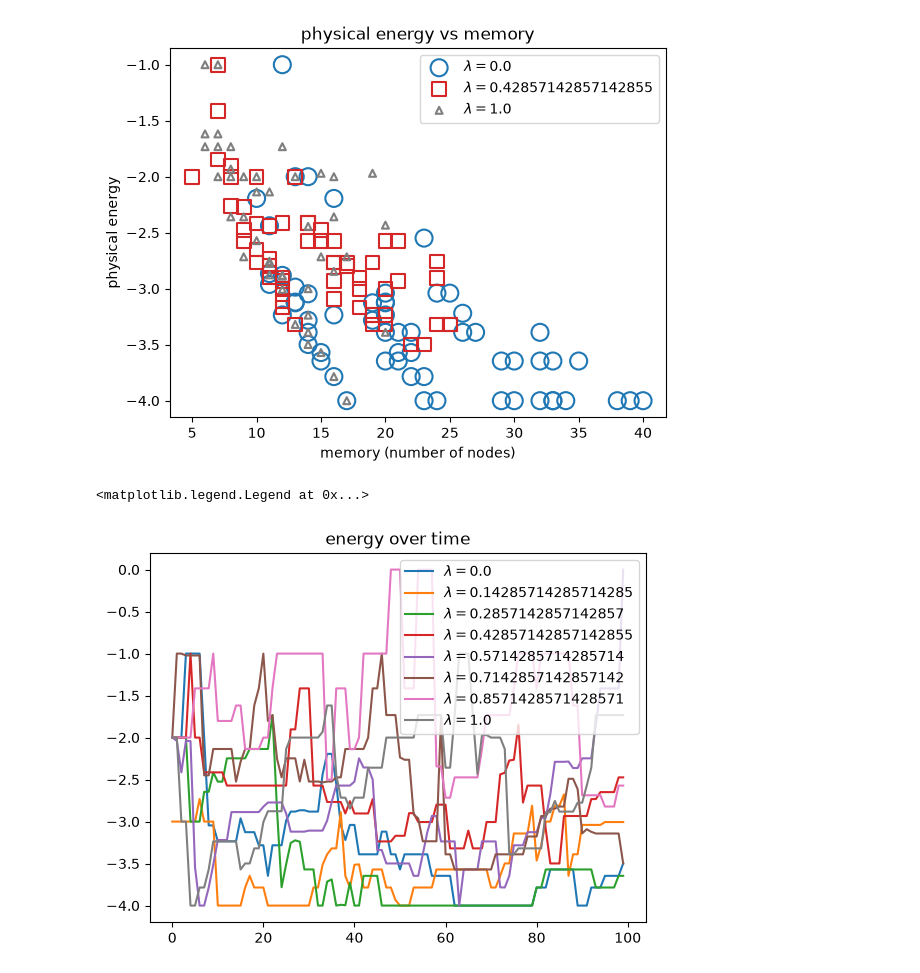
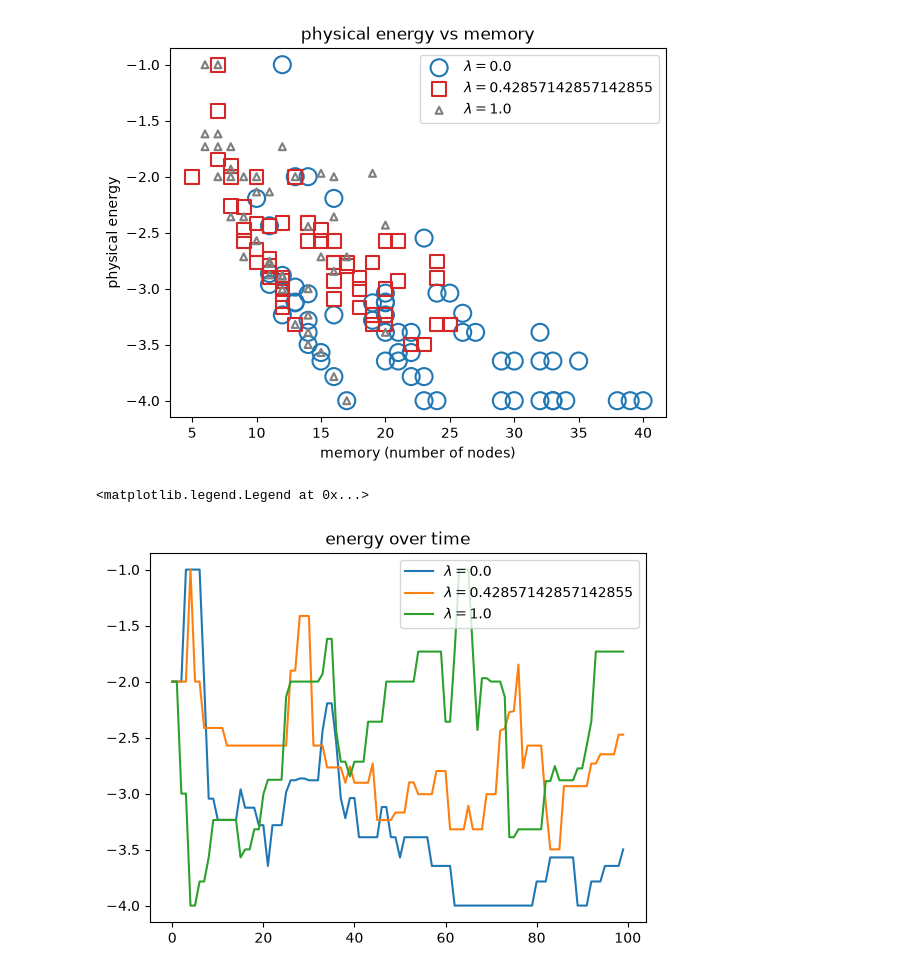
Before and after one commit to joshjkao/erqs, a Jupyter notebook: python/erqs.ipynb, the cells around one changed output. Cells and saved outputs as stored; diff of their text form; code cells hidden in the pictures.

```diff
--- a/python/erqs.ipynb
+++ b/python/erqs.ipynb
@@ -61,17 +61,20 @@ plt.show()
 # %%
 for index, row in instances.iterrows():
     if not Path(row["out_file"]).exists():
+        continue
+
+    if not index in keep_indices:
         continue
 
     this_data = pd.read_csv(row["out_file"])
 
     plt.plot(this_data.index, this_data["energy"], label=f"$\\lambda={row["lambda"]}$")
 
 plt.title("energy over time")
 plt.legend()
 # %% [output]
 <matplotlib.legend.Legend at 0x...>
-[figure, old version]
+[figure, new version]
 # %%
 for index, row in instances.iterrows():
     if not Path(row["out_file"]).exists():
```
Also changed, not shown: parts of 1 cell of this notebook.
